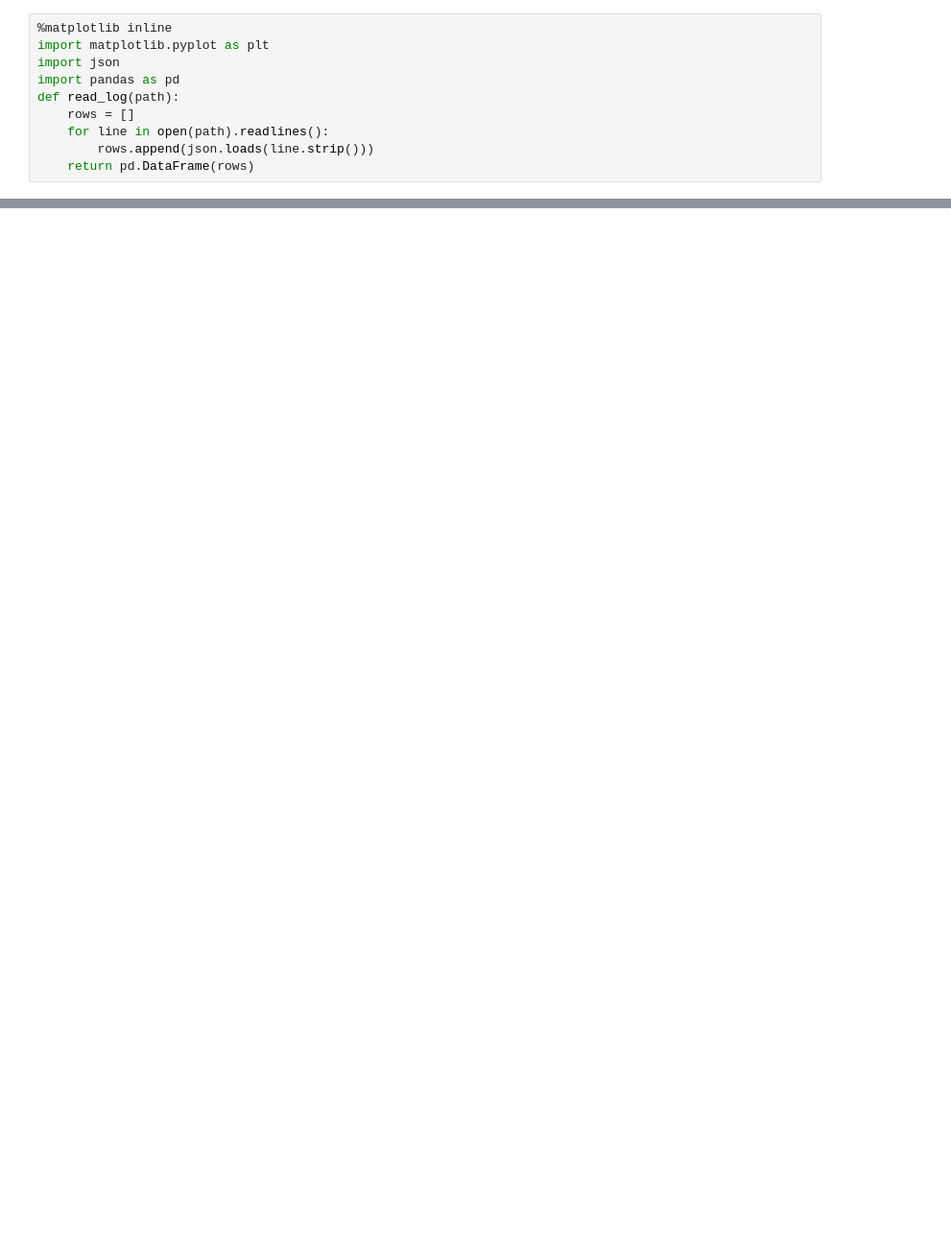
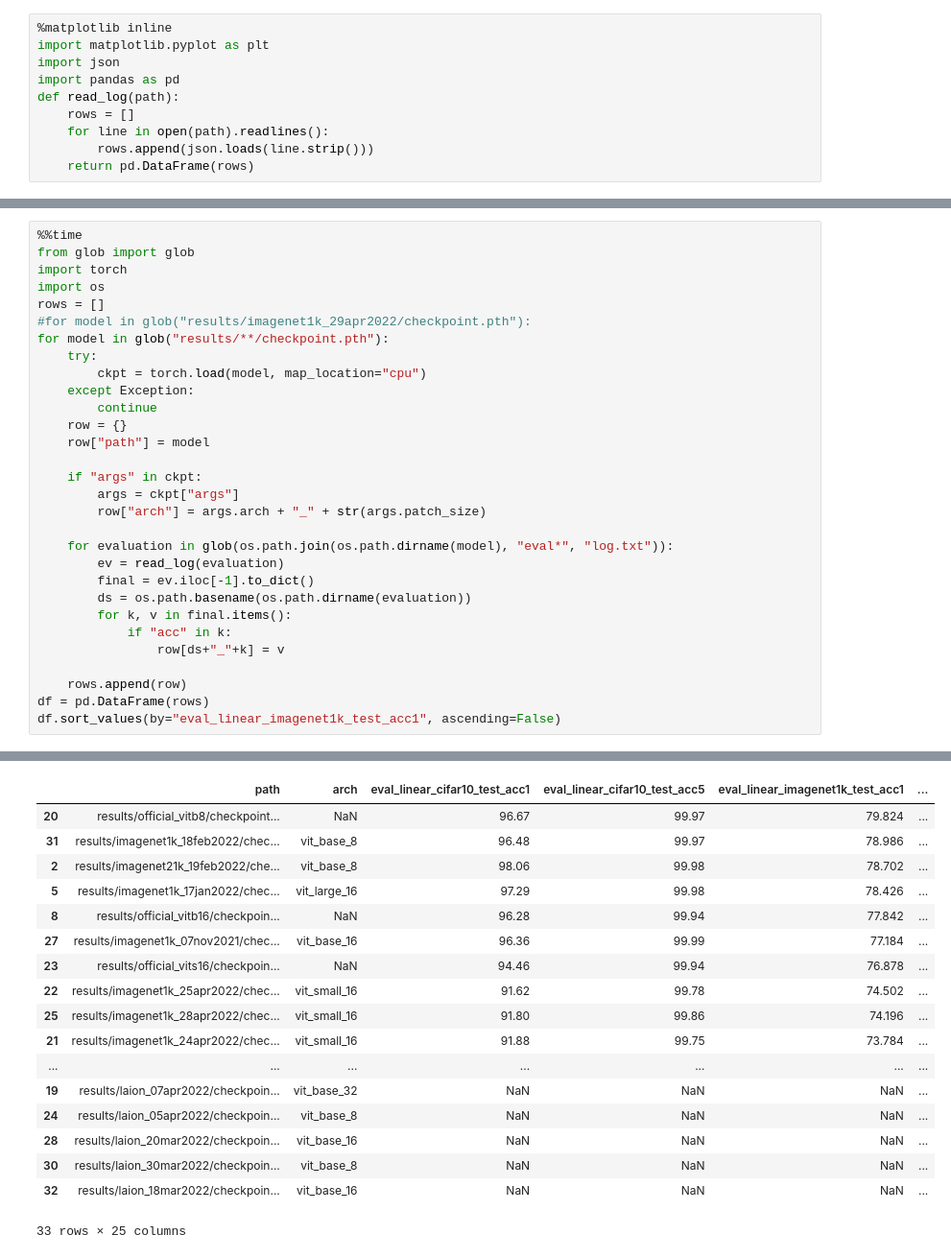
Before and after one commit to mehdidc/dino, a Jupyter notebook: analysis.ipynb, the cells around one changed output, grey strips where cells are left out. Shown: that part at 96% size. Drawn from its saved outputs; the diff is of its cells as text; blank space fills up the shorter version.

```diff
--- a/analysis.ipynb
+++ b/analysis.ipynb
@@ -25,0 +33,31 @@ plt.legend()
+# %%
+%%time
+from glob import glob
+import torch
+import os
+rows = []
+#for model in glob("results/imagenet1k_29apr2022/checkpoint.pth"):
+for model in glob("results/**/checkpoint.pth"):
+    try:
+        ckpt = torch.load(model, map_location="cpu")
+    except Exception:
+        continue
+    row = {}
+    row["path"] = model
+
+    if "args" in ckpt:
+        args = ckpt["args"]
+        row["arch"] = args.arch + "_" + str(args.patch_size)
+
+    for evaluation in glob(os.path.join(os.path.dirname(model), "eval*", "log.txt")):
+        ev = read_log(evaluation)
+        final = ev.iloc[-1].to_dict()
+        ds = os.path.basename(os.path.dirname(evaluation))
+        for k, v in final.items():
+            if "acc" in k:
+                row[ds+"_"+k] = v
+
+    rows.append(row)
+df = pd.DataFrame(rows)
+df.sort_values(by="eval_linear_imagenet1k_test_acc1", ascending=False)
+# %% [output]
@@ -25,0 +66,18 @@ plt.legend()
+|  | path | arch | eval_linear_cifar10_test_acc1 | eval_linear_cifar10_test_acc5 | eval_linear_imagenet1k_test_acc1 | ... |
+| 20 | results/official_vitb8/checkpoint... | NaN | 96.67 | 99.97 | 79.824 | ... |
+| 31 | results/imagenet1k_18feb2022/chec... | vit_base_8 | 96.48 | 99.97 | 78.986 | ... |
+| 2 | results/imagenet21k_19feb2022/che... | vit_base_8 | 98.06 | 99.98 | 78.702 | ... |
+| 5 | results/imagenet1k_17jan2022/chec... | vit_large_16 | 97.29 | 99.98 | 78.426 | ... |
+| 8 | results/official_vitb16/checkpoin... | NaN | 96.28 | 99.94 | 77.842 | ... |
+| 27 | results/imagenet1k_07nov2021/chec... | vit_base_16 | 96.36 | 99.99 | 77.184 | ... |
+| 23 | results/official_vits16/checkpoin... | NaN | 94.46 | 99.94 | 76.878 | ... |
+| 22 | results/imagenet1k_25apr2022/chec... | vit_small_16 | 91.62 | 99.78 | 74.502 | ... |
+| 25 | results/imagenet1k_28apr2022/chec... | vit_small_16 | 91.80 | 99.86 | 74.196 | ... |
+| 21 | results/imagenet1k_24apr2022/chec... | vit_small_16 | 91.88 | 99.75 | 73.784 | ... |
+| ... | ... | ... | ... | ... | ... | ... |
+| 19 | results/laion_07apr2022/checkpoin... | vit_base_32 | NaN | NaN | NaN | ... |
+| 24 | results/laion_05apr2022/checkpoin... | vit_base_8 | NaN | NaN | NaN | ... |
+| 28 | results/laion_20mar2022/checkpoin... | vit_base_16 | NaN | NaN | NaN | ... |
+| 30 | results/laion_30mar2022/checkpoin... | vit_base_8 | NaN | NaN | NaN | ... |
+| 32 | results/laion_18mar2022/checkpoin... | vit_base_16 | NaN | NaN | NaN | ... |
+33 rows × 25 columns
```
Also changed, not shown: parts of 2 cells of this notebook, 10 other files.
